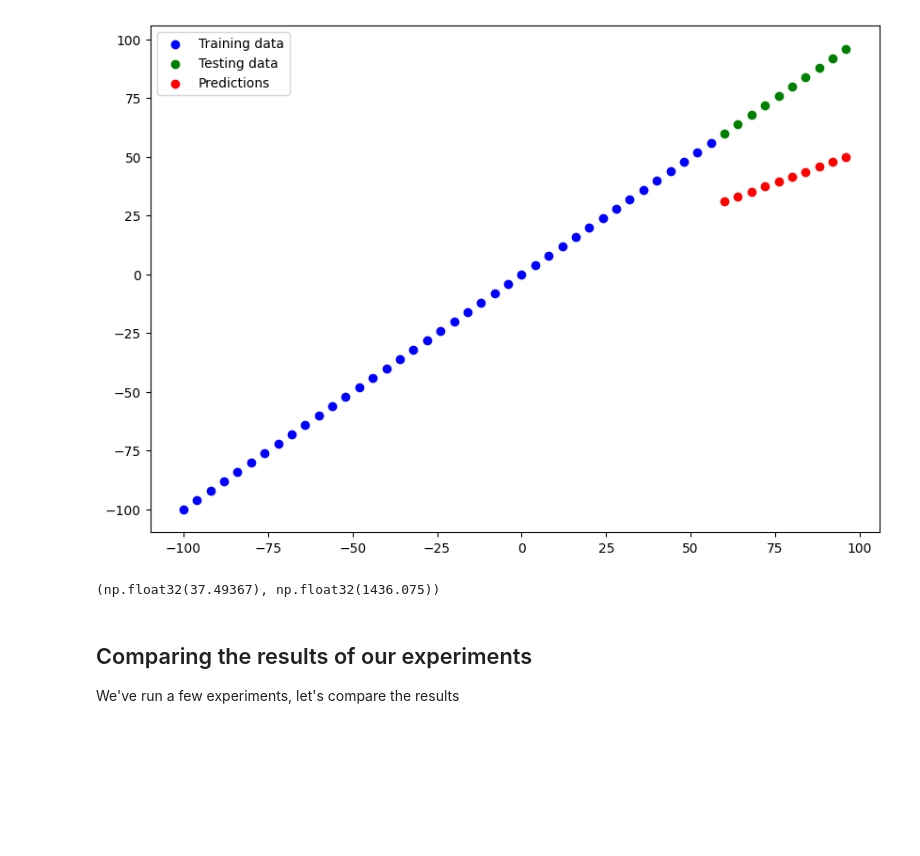
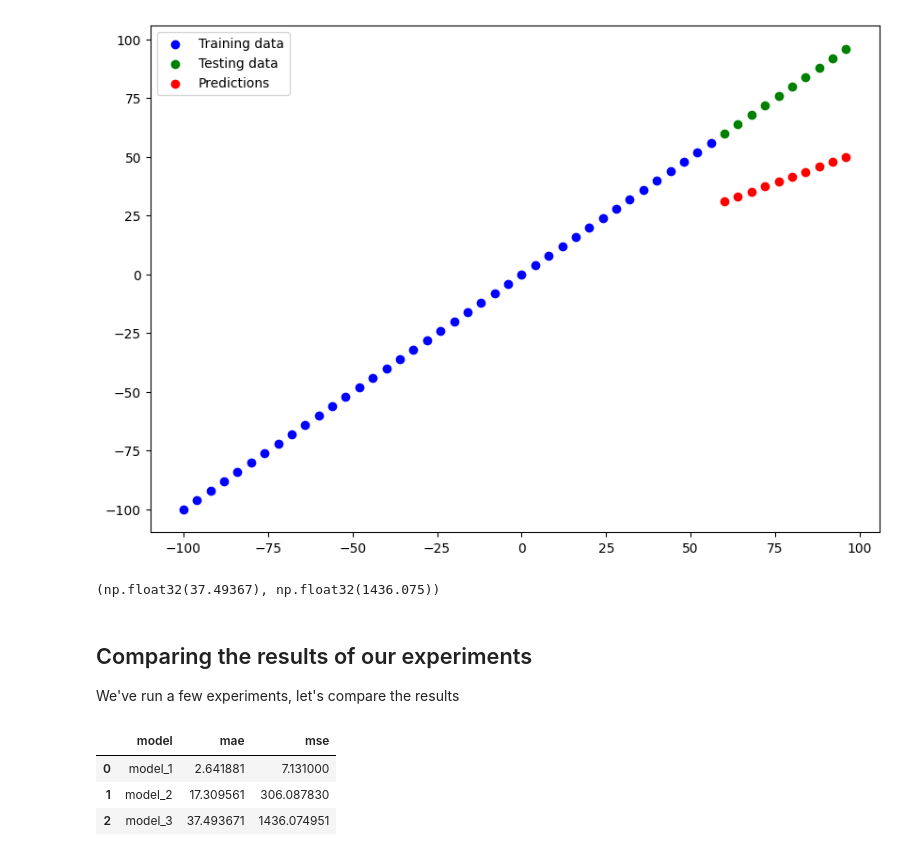
Before and after one commit to JoseAlberto88/TensorFlow, a Jupyter notebook: 01_neural_network_regression_with_tensorflow_video.ipynb, the cells around one changed output. Drawn from its saved outputs; the diff is of its cells as text; code cells hidden in the pictures; blank space fills up the shorter version.

```diff
--- a/01_neural_network_regression_with_tensorflow_video.ipynb
+++ b/01_neural_network_regression_with_tensorflow_video.ipynb
@@ -787,3 +787,17 @@ mae_3, mse_3
 ## Comparing the results of our experiments
 
 We've run a few experiments, let's compare the results
+# %%
+# Let's compare our model's results using a pandas DataFrame
+import pandas as pd
+model_results = [["model_1", mae_1, mse_1],
+                 ["model_2", mae_2, mse_2],
+                 ["model_3", mae_3, mse_3]]
+
+all_model_results = pd.DataFrame(model_results, columns=["model", "mae", "mse"])
+all_model_results
+# %% [output]
+|  | model | mae | mse |
+| 0 | model_1 | 2.641881 | 7.131000 |
+| 1 | model_2 | 17.309561 | 306.087830 |
+| 2 | model_3 | 37.493671 | 1436.074951 |
```
Also changed, not shown: parts of 1 cell of this notebook.
